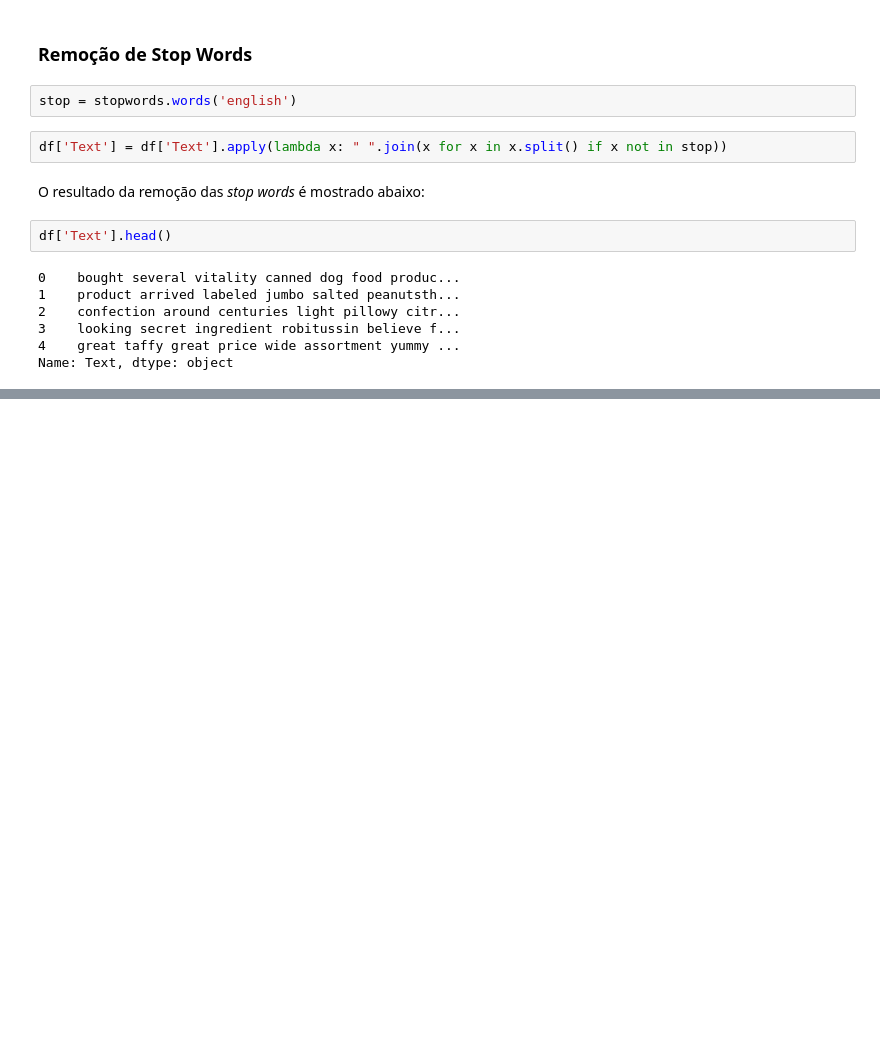
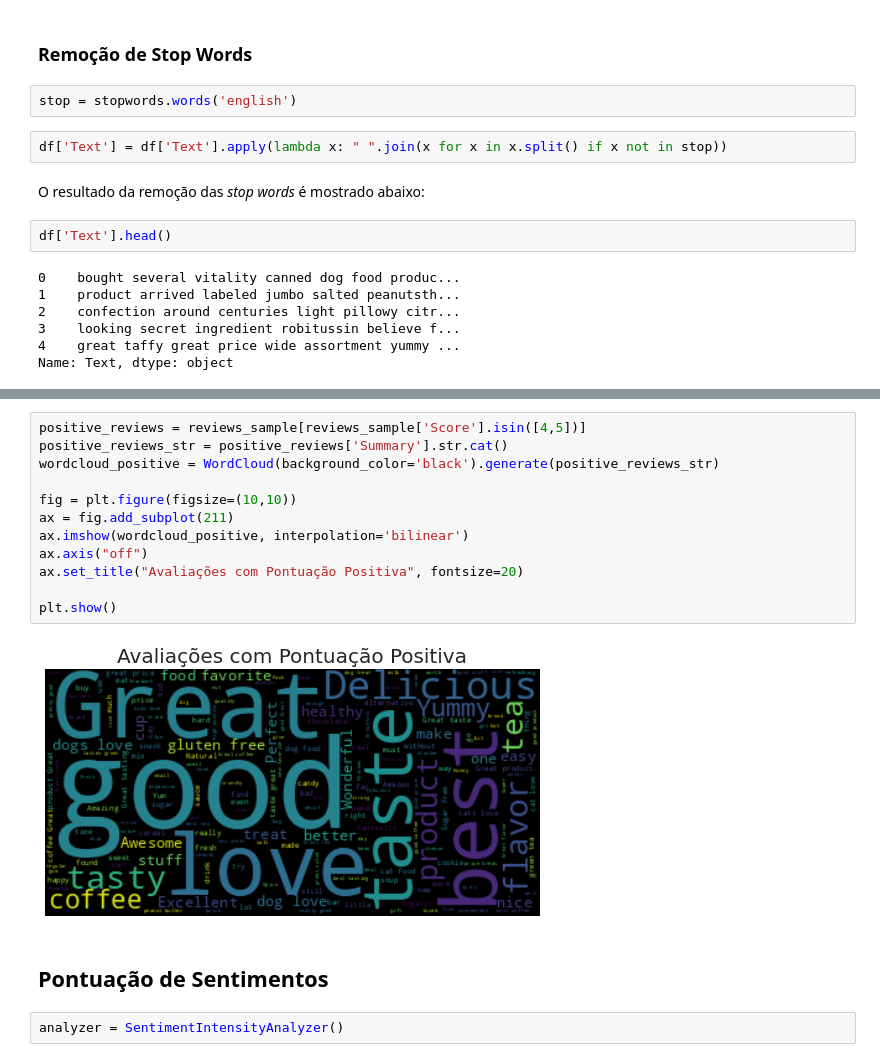
Before and after one commit to igoandrade/sentiment-analysis-projects, a Jupyter notebook: amazon-reviews-analysis/amazon-reviews-analysis.ipynb, the cells around one changed output, grey strips where cells are left out. Drawn from its saved outputs; the diff is of its cells as text; blank space fills up the shorter version.

```diff
--- a/amazon-reviews-analysis/amazon-reviews-analysis.ipynb
+++ b/amazon-reviews-analysis/amazon-reviews-analysis.ipynb
@@ -151,0 +258,18 @@ df['Text' =]
+# %%
+positive_reviews = reviews_sample[reviews_sample['Score'].isin([4,5])]
+positive_reviews_str = positive_reviews['Summary'].str.cat()
+wordcloud_positive = WordCloud(background_color='black').generate(positive_reviews_str)
+
+fig = plt.figure(figsize=(10,10))
+ax = fig.add_subplot(211)
+ax.imshow(wordcloud_positive, interpolation='bilinear')
+ax.axis("off")
+ax.set_title("Avaliações com Pontuação Positiva", fontsize=20)
+
+plt.show()
+# %% [output]
+[figure, added]
+# %% [markdown]
+## Pontuação de Sentimentos
+# %%
+analyzer = SentimentIntensityAnalyzer()
```
Also changed, not shown: parts of 25 cells of this notebook.
